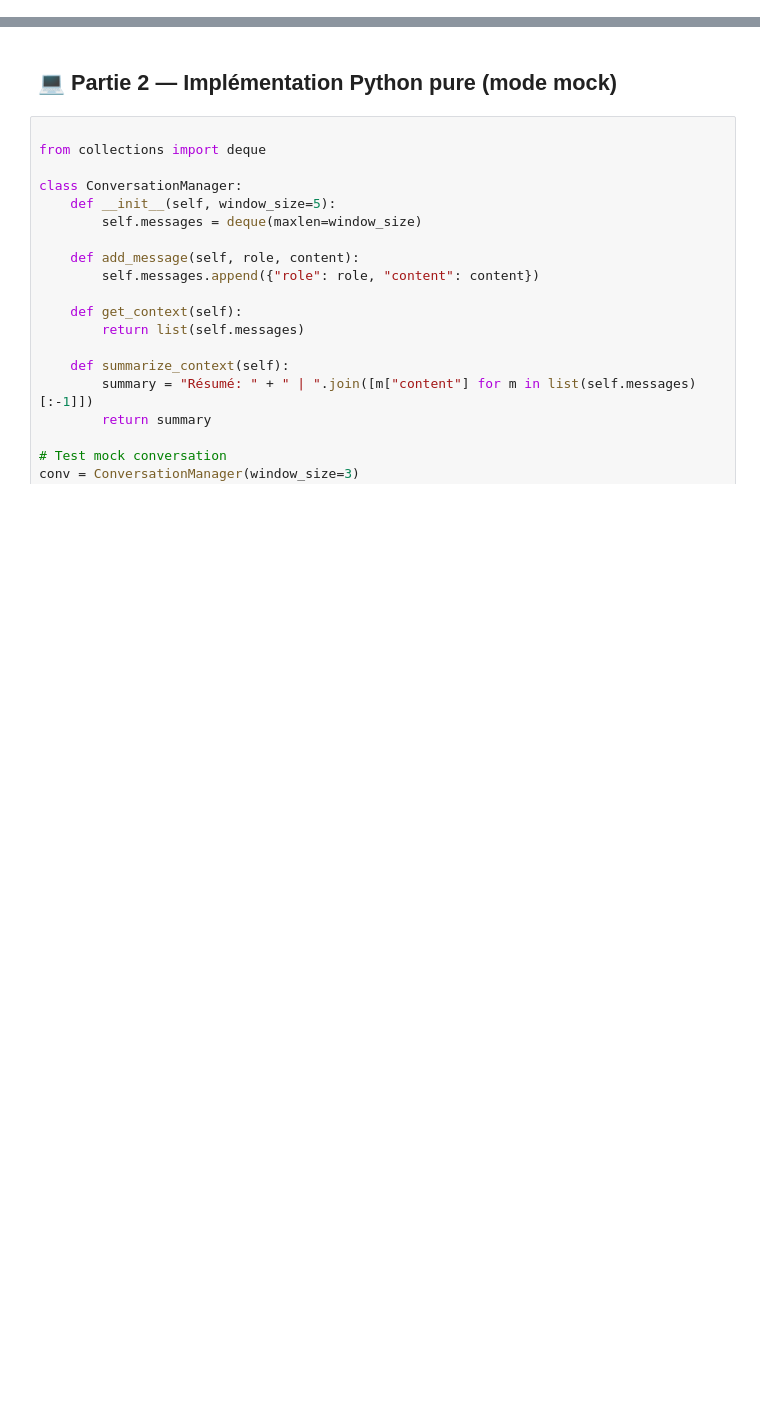
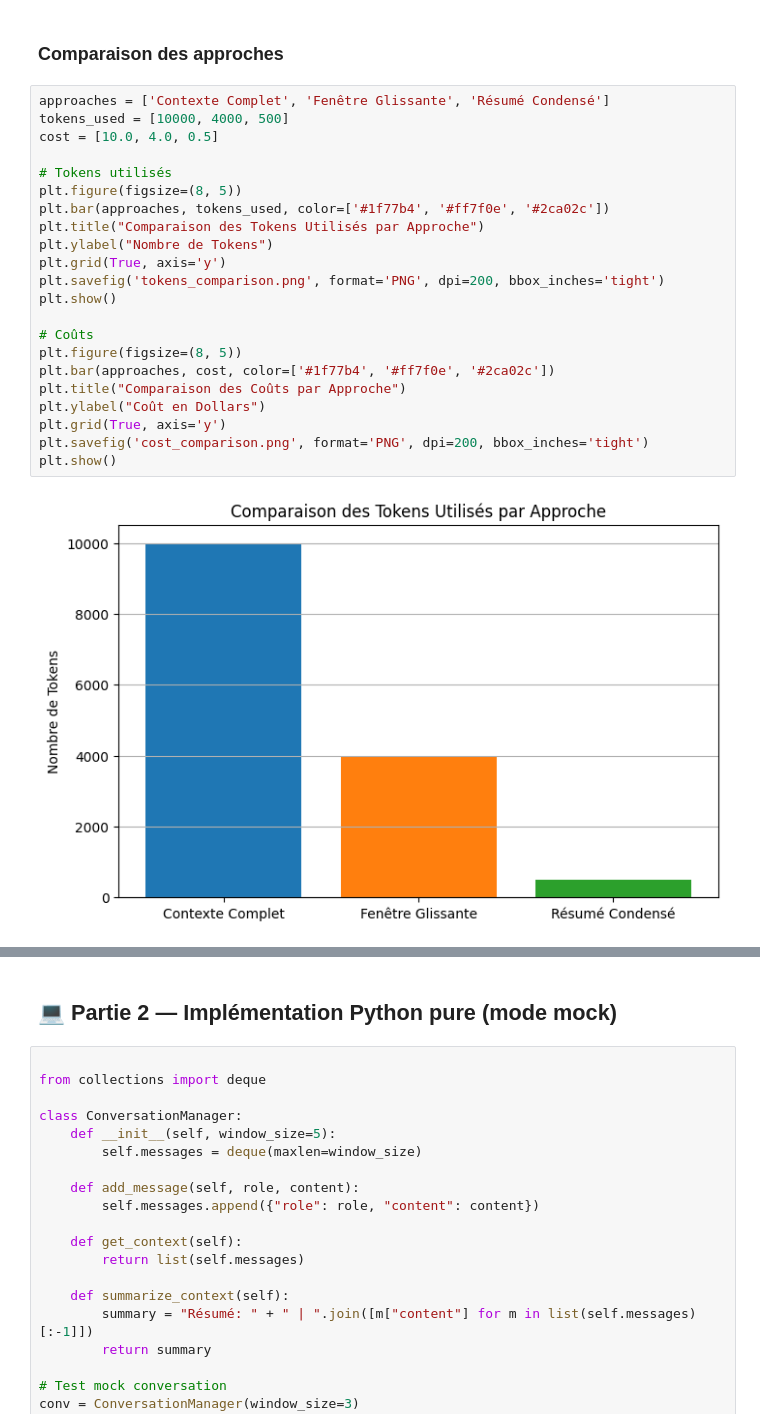
Before and after one commit to hippocortex/formation-IA, a Jupyter notebook: semaine 2/S2_J4_Conversation_State.ipynb, the cells around one changed output, grey strips where cells are left out. Saved outputs shown, nothing was run; the diff lists cells and outputs as text; blank space fills up the shorter version.

```diff
--- a/semaine 2/S2_J4_Conversation_State.ipynb
+++ b/semaine 2/S2_J4_Conversation_State.ipynb
@@ -19,0 +86,26 @@ Trop de texte augmente :
+# %% [markdown]
+### Comparaison des approches
+# %%
+approaches = ['Contexte Complet', 'Fenêtre Glissante', 'Résumé Condensé']
+tokens_used = [10000, 4000, 500]
+cost = [10.0, 4.0, 0.5]
+
+# Tokens utilisés
+plt.figure(figsize=(8, 5))
+plt.bar(approaches, tokens_used, color=['#1f77b4', '#ff7f0e', '#2ca02c'])
+plt.title("Comparaison des Tokens Utilisés par Approche")
+plt.ylabel("Nombre de Tokens")
+plt.grid(True, axis='y')
+plt.savefig('tokens_comparison.png', format='PNG', dpi=200, bbox_inches='tight')
+plt.show()
+
+# Coûts
+plt.figure(figsize=(8, 5))
+plt.bar(approaches, cost, color=['#1f77b4', '#ff7f0e', '#2ca02c'])
+plt.title("Comparaison des Coûts par Approche")
+plt.ylabel("Coût en Dollars")
+plt.grid(True, axis='y')
+plt.savefig('cost_comparison.png', format='PNG', dpi=200, bbox_inches='tight')
+plt.show()
+# %% [output]
+[figure, added]
```
Also changed, not shown: parts of 18 cells of this notebook, 6 other files.
